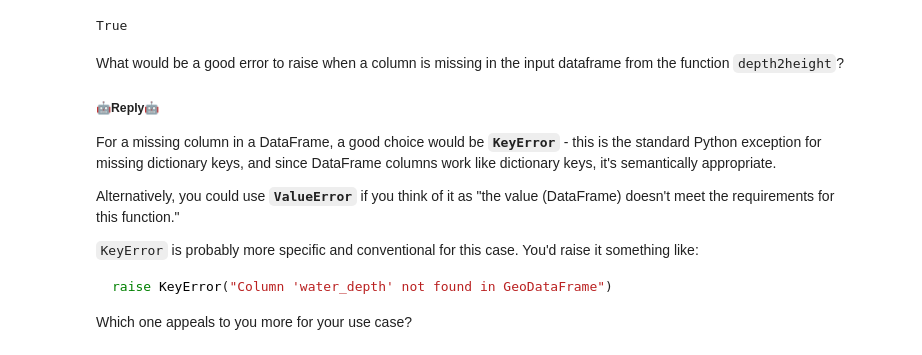
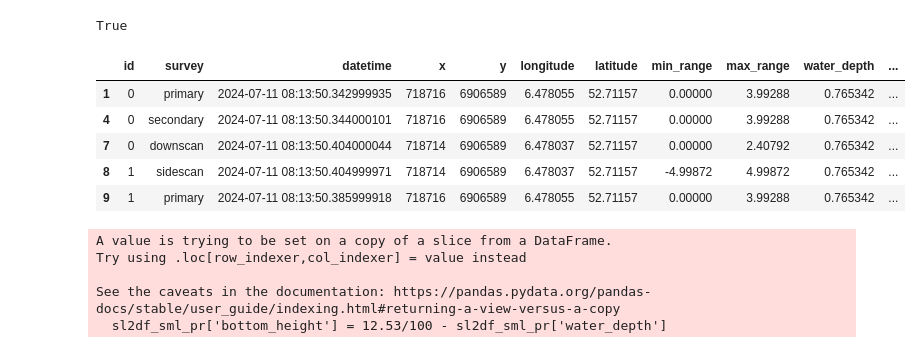
Before and after one commit to Hopsakee/sonar2csv_shape, a Jupyter notebook: nbs/00_core.ipynb, the cells around one changed output. Drawn from its saved outputs; the diff is of its cells as text; code cells hidden in the pictures.

Commit message:
solveit commit: Nov. 12 18:53:27 UTC

````diff
--- a/nbs/00_core.ipynb
+++ b/nbs/00_core.ipynb
@@ -322,16 +313,9 @@ def depth2height(
-# %% [markdown]
-What would be a good error to raise when a column is missing in the input dataframe from the function `depth2height`?
-
-##### 🤖Reply🤖<!-- SOLVEIT_SEPARATOR_7f3a9b2c -->
-
-For a missing column in a DataFrame, a good choice would be **`KeyError`** - this is the standard Python exception for missing dictionary keys, and since DataFrame columns work like dictionary keys, it's semantically appropriate.
-
-Alternatively, you could use **`ValueError`** if you think of it as "the value (DataFrame) doesn't meet the requirements for this function."
-
-`KeyError` is probably more specific and conventional for this case. You'd raise it something like:
-
-```python
-raise KeyError("Column 'water_depth' not found in GeoDataFrame")
-```
-
-Which one appeals to you more for your use case?
+# %%
+sl2df_sml.head()
+# %% [output]
+|  | id | survey | datetime | x | y | longitude | latitude | min_range | max_range | water_depth | ... |
+| 1 | 0 | primary | 2024-07-11 08:13:50.342999935 | 718716 | 6906589 | 6.478055 | 52.71157 | 0.00000 | 3.99288 | 0.765342 | ... |
+| 4 | 0 | secondary | 2024-07-11 08:13:50.344000101 | 718716 | 6906589 | 6.478055 | 52.71157 | 0.00000 | 3.99288 | 0.765342 | ... |
+| 7 | 0 | downscan | 2024-07-11 08:13:50.404000044 | 718714 | 6906589 | 6.478037 | 52.71157 | 0.00000 | 2.40792 | 0.765342 | ... |
+| 8 | 1 | sidescan | 2024-07-11 08:13:50.404999971 | 718714 | 6906589 | 6.478037 | 52.71157 | -4.99872 | 4.99872 | 0.765342 | ... |
+| 9 | 1 | primary | 2024-07-11 08:13:50.385999918 | 718716 | 6906589 | 6.478055 | 52.71157 | 0.00000 | 3.99288 | 0.765342 | ... |
@@ -337,0 +324,8 @@ Which one appeals to you more for your use case?
+# %%
+sl2df_sml_pr['bottom_height'] = 12.53/100 - sl2df_sml_pr['water_depth']
+# %% [output]
+A value is trying to be set on a copy of a slice from a DataFrame.
+Try using .loc[row_indexer,col_indexer] = value instead
+
+See the caveats in the documentation: https://pandas.pydata.org/pandas-docs/stable/user_guide/indexing.html#returning-a-view-versus-a-copy
+  sl2df_sml_pr['bottom_height'] = 12.53/100 - sl2df_sml_pr['water_depth']
````
Also changed, not shown: parts of 19 cells of this notebook, 2 other files.
